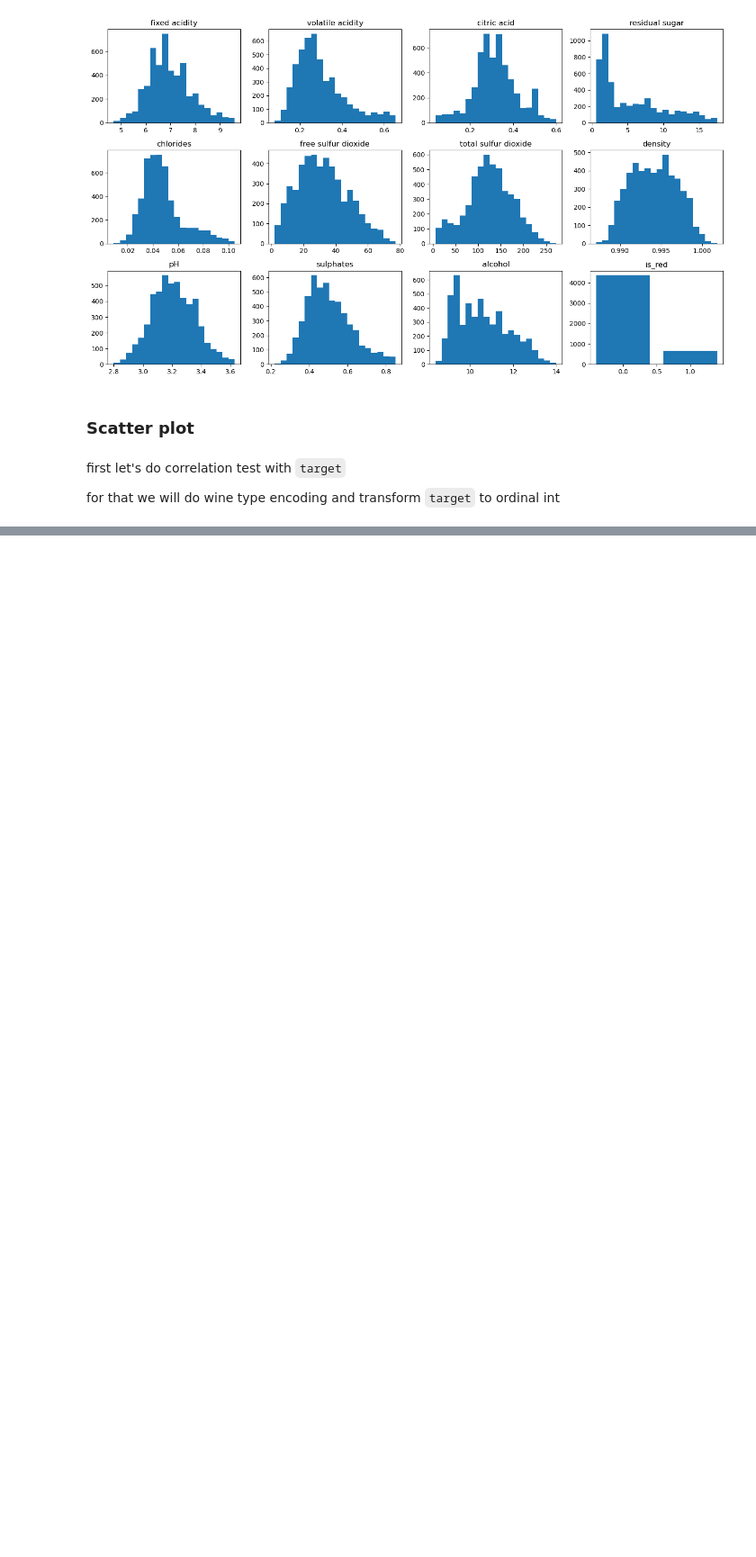
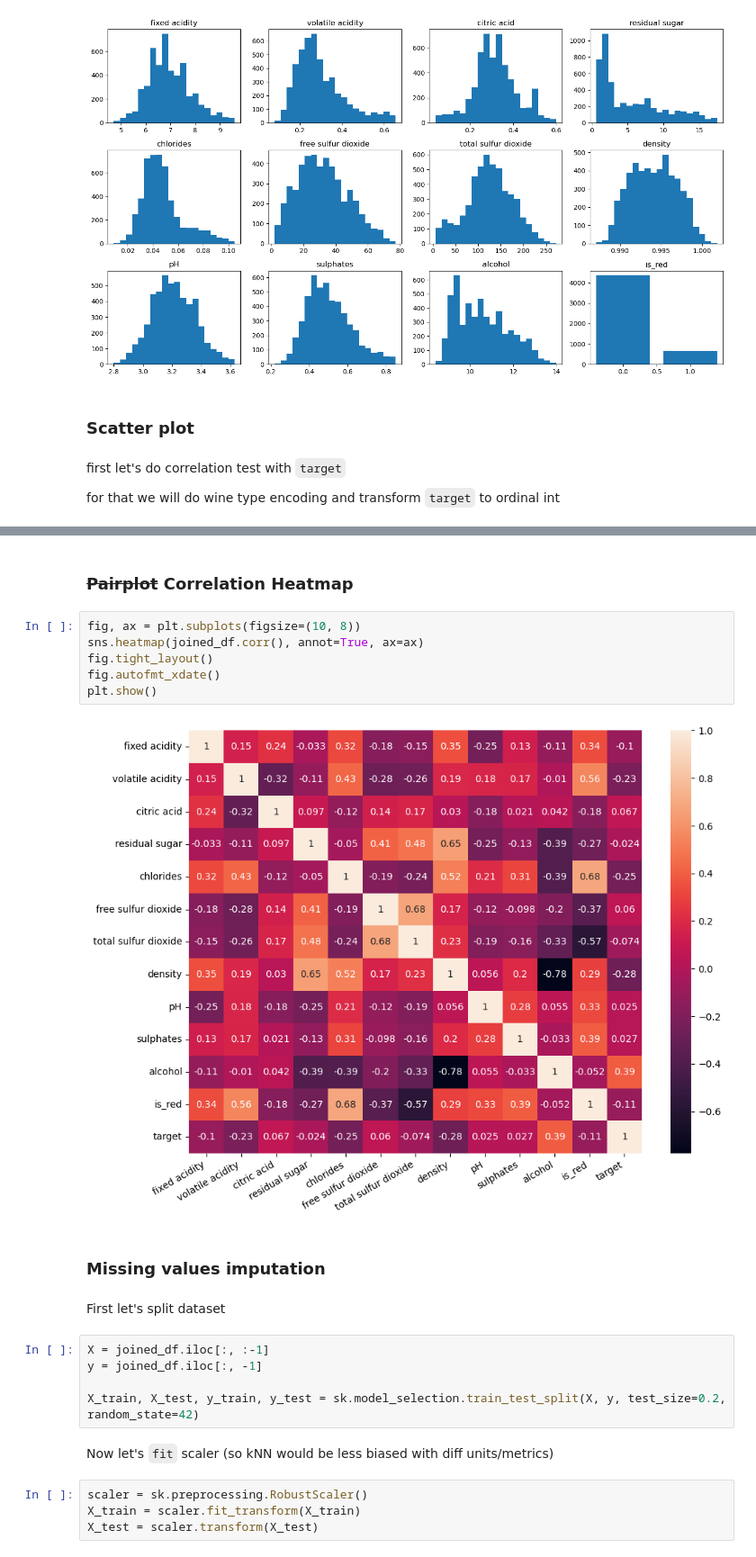
Before and after one commit to artem-starodubtsev/Supervised-learning-SUPSI, a Jupyter notebook: 2a_practice/main.ipynb, the cells around one changed output, grey strips where cells are left out. Shown at 90% size. Saved outputs shown, nothing was run; the diff lists cells and outputs as text; blank space fills up the shorter version.

```diff
--- a/2a_practice/main.ipynb
+++ b/2a_practice/main.ipynb
@@ -302,0 +309,25 @@ for i in range(3):
+# %% [markdown]
+### ~~Pairplot~~ Correlation Heatmap
+# %%
+fig, ax = plt.subplots(figsize=(10, 8))
+sns.heatmap(joined_df.corr(), annot=True, ax=ax)
+fig.tight_layout()
+fig.autofmt_xdate()
+plt.show()
+# %% [output]
+[figure, added]
+# %% [markdown]
+### Missing values imputation
+# %% [markdown]
+First let's split dataset
+# %%
+X = joined_df.iloc[:, :-1]
+y = joined_df.iloc[:, -1]
+
+X_train, X_test, y_train, y_test = sk.model_selection.train_test_split(X, y, test_size=0.2, random_state=42)
+# %% [markdown]
+Now let's ``fit`` scaler (so kNN would be less biased with diff units/metrics)
+# %%
+scaler = sk.preprocessing.RobustScaler()
+X_train = scaler.fit_transform(X_train)
+X_test = scaler.transform(X_test)
```
Also changed, not shown: parts of 13 cells of this notebook.
